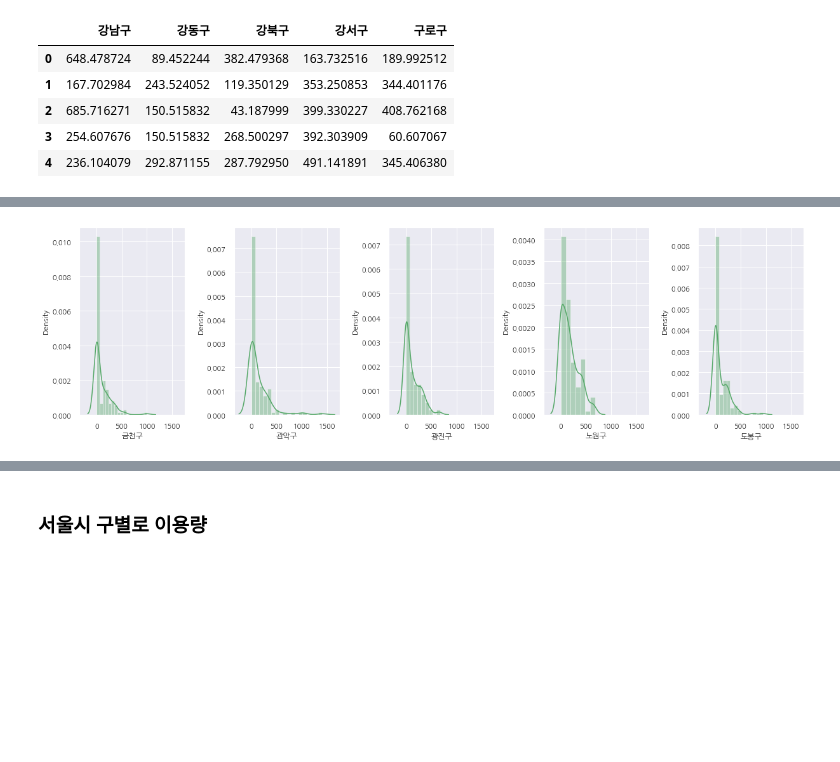
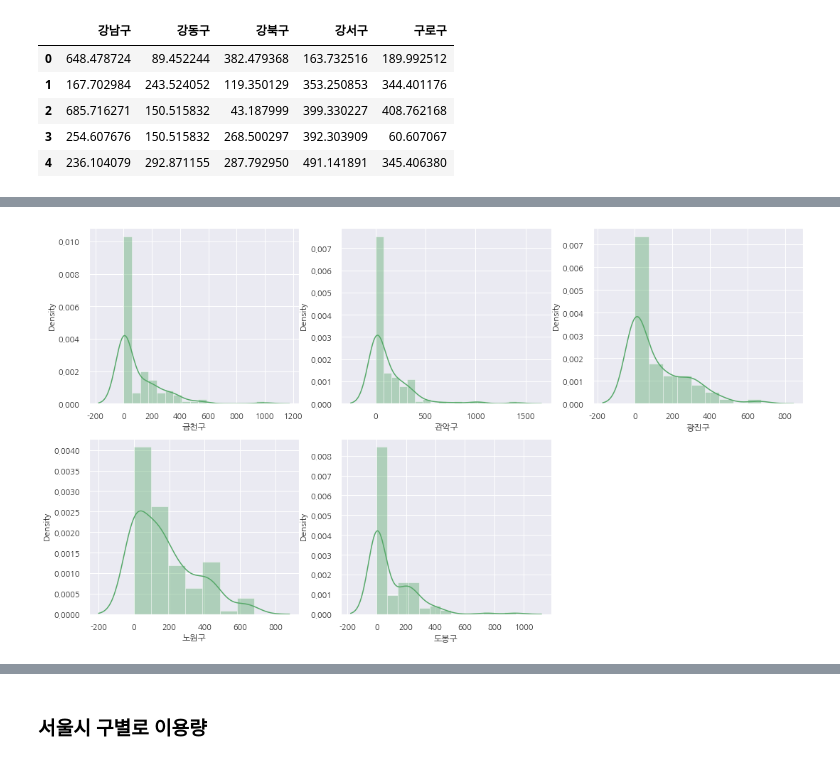
Before and after one commit to ihobbang250/custom_repo, a Jupyter notebook: main2.ipynb, the cells around one changed output, grey strips where cells are left out. Saved outputs shown, nothing was run; the diff lists cells and outputs as text; code cells hidden in the pictures; blank space fills up the shorter version.

```diff
--- a/main2.ipynb
+++ b/main2.ipynb
@@ -320,14 +402,17 @@ location_1.head()
 | 4 | 236.104079 | 292.871155 | 287.792950 | 491.141891 | 345.406380 |
 # %%
 #시각화 5개구로 구분
-fig, ax = plt.subplots(1, 5, figsize = (17, 5), sharex = True, tight_layout=True)
+fig, ax = plt.subplots(2, 3, figsize = (18,10))
+
 i, j = 0, 0
+for location, n_row in location_1.iteritems():
+    sns.distplot(n_row, ax = ax[i][j], color = 'g')
+    j += 1
+    if j == 3:
+        i += 1
+        j = 0
 
-for location, n_row in location_1.iteritems():
-    sns.distplot(n_row, ax = ax[i], color = 'g')
-    i += 1
-
-
-plt.tight_layout()
+plt.box(False)
+plt.axis('off')
 plt.show()
 # %% [output]
@@ -335,16 +420,19 @@ plt.show()
 # %%
 #시각화
-fig, ax = plt.subplots(1, 5, figsize = (17, 5), sharex = True, tight_layout=True)
+fig, ax = plt.subplots(2, 3, figsize = (18,10))
+
 i, j = 0, 0
+for location, n_row in location_2.iteritems():
+    sns.distplot(n_row, ax = ax[i][j], color = 'g')
+    j += 1
+    if j == 3:
+        i += 1
+        j = 0
 
-for location, n_row in location_2.iteritems():
-    sns.distplot(n_row, ax = ax[i], color = 'g')
-    i += 1
-
-
-plt.tight_layout()
+plt.box(False)
+plt.axis('off')
 plt.show()
 # %% [output]
-[figure, old version]
+[figure, new version]
 # %%
 #시각화
```
Also changed, not shown: parts of 11 cells of this notebook.
